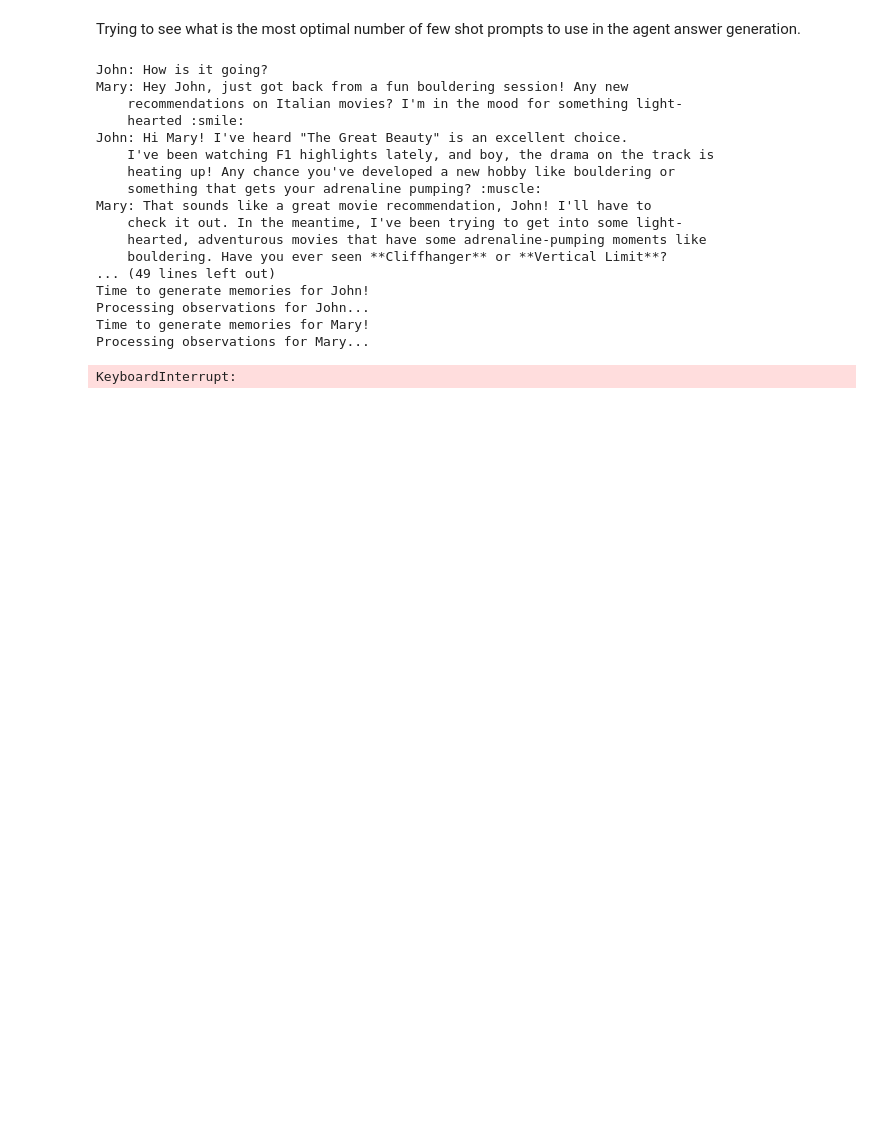
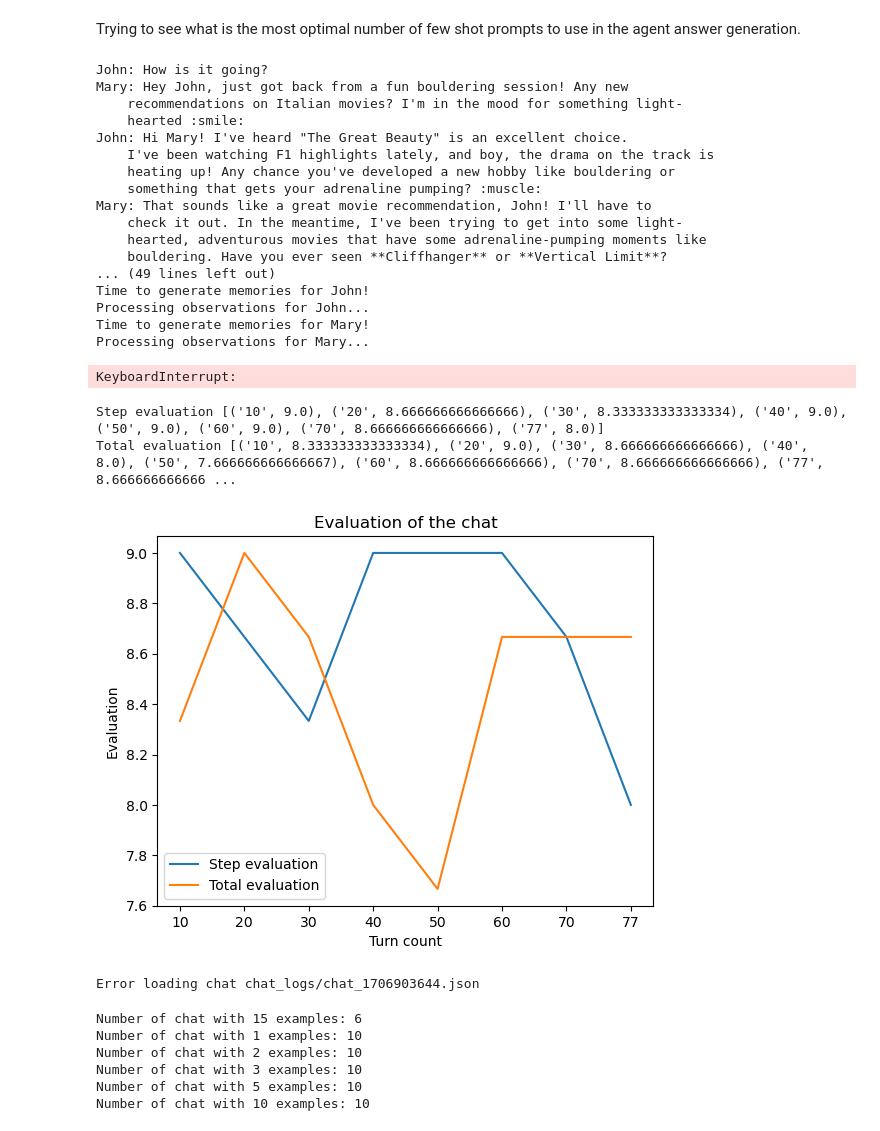
Before and after one commit to ruggsea/LLM-ABM-Chat, a Jupyter notebook: few_shots_benchmark.ipynb, the cells around one changed output. Saved outputs shown, nothing was run; the diff lists cells and outputs as text; code cells hidden in the pictures; blank space fills up the shorter version.

```diff
--- a/few_shots_benchmark.ipynb
+++ b/few_shots_benchmark.ipynb
@@ -50,0 +65,69 @@ KeyboardInterrupt:
+# %%
+# load chat
+chat = load_chat(chat_path)
+
+def plot_evaluation(eval):
+    import matplotlib.pyplot as plt
+    import numpy as np
+    from collections import Counter
+
+    # get the evaluation of the chat
+    evaluation = eval
+    step_eval=[  ]
+    total_eval=[  ]
+
+
+
+    for key in evaluation:
+        step_eval.append((key,evaluation[key]["step_evaluation"]))
+        total_eval.append((key,evaluation[key]["evaluation"]))
+
+
+    # plot the evaluation
+    fig, ax = plt.subplots()
+    # plot two trend lines over turn count
+    ax.plot([x[0] for x in step_eval],[x[1] for x in step_eval], label="Step evaluation")
+    ax.plot([x[0] for x in total_eval],[x[1] for x in total_eval], label="Total evaluation")
+
+    print("Step evaluation",step_eval)
+    print("Total evaluation",total_eval)
+
+    ax.legend()
+
+    ax.set_xlabel('Turn count')
+    ax.set_ylabel('Evaluation')
+    ax.set_title('Evaluation of the chat')
+    plt.show()
+# %%
+plot_evaluation(chat.chat_evaluation)
+# %% [output]
+Step evaluation [('10', 9.0), ('20', 8.666666666666666), ('30', 8.333333333333334), ('40', 9.0), ('50', 9.0), ('60', 9.0), ('70', 8.666666666666666), ('77', 8.0)]
+Total evaluation [('10', 8.333333333333334), ('20', 9.0), ('30', 8.666666666666666), ('40', 8.0), ('50', 7.666666666666667), ('60', 8.666666666666666), ('70', 8.666666666666666), ('77', 8.666666666666 ...
+[figure, added]
+# %%
+# for each chat path, find the n_examples and put the chat eval in a dict
+
+chat_evals = {}
+for chat_path in chat_paths:
+    try:
+        chat = load_chat(chat_path)
+    except:
+        print(f"Error loading chat {chat_path}")
+    n_examples = chat.agent_list[0].n_examples
+    try:
+        chat_evals[n_examples].append(chat.chat_evaluation)
+    except:
+        chat_evals[n_examples] = [chat.chat_evaluation]
+# %% [output]
+Error loading chat chat_logs/chat_1706903644.json
+# %%
+# get number of chat per n_examples
+for key in chat_evals:
+    print(f"Number of chat with {key} examples: {len(chat_evals[key])}")
+# %% [output]
+Number of chat with 15 examples: 6
+Number of chat with 1 examples: 10
+Number of chat with 2 examples: 10
+Number of chat with 3 examples: 10
+Number of chat with 5 examples: 10
+Number of chat with 10 examples: 10
```
Also changed, not shown: parts of 4 cells of this notebook, 4 other files.
